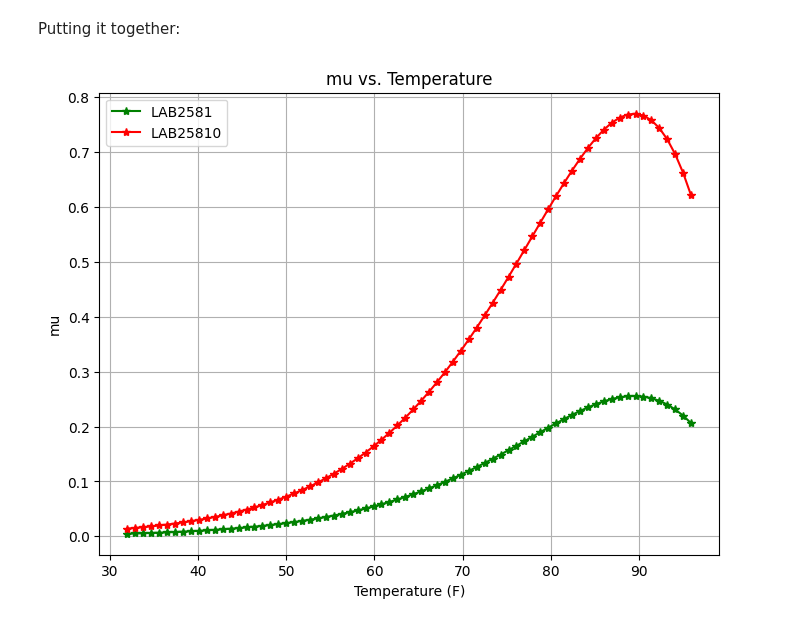
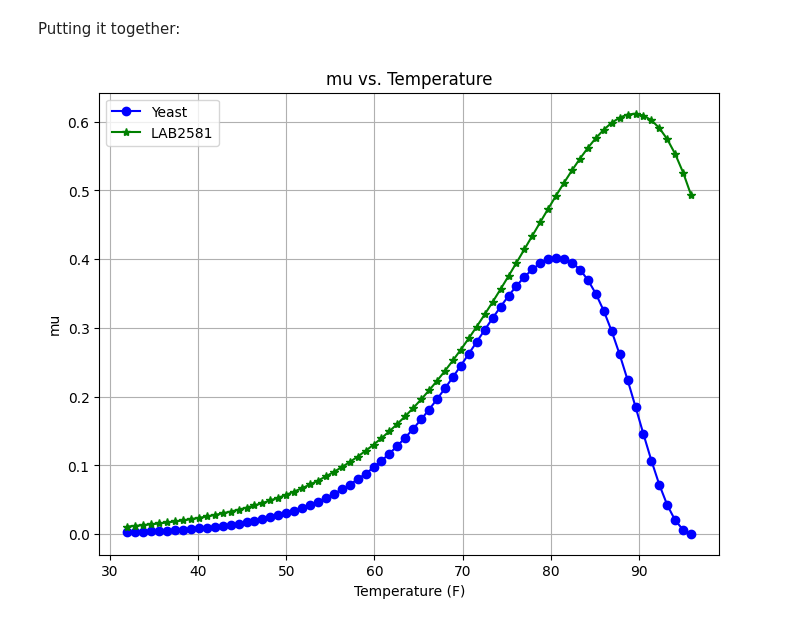
Before and after one commit to geoc1234/sourdough, a Jupyter notebook: notebooks/Factors.ipynb, the cells around one changed output. Cells and saved outputs as stored; diff of their text form; code cells hidden in the pictures.

```diff
--- a/notebooks/Factors.ipynb
+++ b/notebooks/Factors.ipynb
@@ -100,12 +99,12 @@ def gamma_I_model3(I, params):
 def gamma_I_model4(I, params):
     factor, Imax, a = params
     out_of_bounds_mask = (I > Imax)
-    y = factor *(1 - I/Imax)**a
+    y = factor *(1 - (I/Imax)**a)
     y[out_of_bounds_mask] = 0.0
     return y
 
-LAB2581_I = [0.51, 1.8, 0.67]
-yeast_I = [0.95, 3.2, 1.5]
+LAB2581_I = [1.0, 1.8, 0.67]
+yeast_I = [1.0, 3.2, 1.5]
 
 NaCl = np.arange(0.0, 0.08, 0.005)
 Ionic = NaCl * 32.5 + 0.3
@@ -147,33 +146,59 @@ plt.show()
 # %% [markdown]
 Putting it together:
 # %%
-def gamma_y_composite(T,pH,I,params):
+def gamma_y_composite(T,pH,I,E,params):
   pT = params[0]
   pP = params[1]
   pI = params[2]
+  pE = params[3]
   yT = mu(T,pT)
   yP = gamma_pH(pH,pP)
   yI = gamma_I_model4(I,pI)
-  return yT*yP*yI
+  yE = gamma_I_model4(E,pE)
+  return yT*yP*yI*yE
 
-params_y = [yeast, yeast_pH, yeast_I]
-params_l = [LAB2581, LAB2581_pH, LAB2581_I]
+def gamma_l2_composite(T,pH,I,E, params):
+  pT = params[0]
+  pP = params[1]
+  pI = params[2]
+  pE = params[3]
+  yT = mu(T,pT)
+  yP = gamma_pH(pH,pP)
+  yI = gamma_I_model3(I,pI)
+  yE = gamma_I_model4(E,pE)
+  return yT*yP*yI*yE
+
+# Update the parameters to incorporate the tweaks to the values needed for the
+# multi-factor case
+yeast_T = [0.029, 3.0, 0.34, 35.9, 0.52]
+LAB2581_T = [0.097, 2.0, 0.22, 41.0, 0.66]
+yeast_pH = [1.0, 0.0, 0.0, 0.0]
+LAB2581_pH = [1.0, 3.94, 6.6, 5.43]
+LAB2581_I = [1.0, 1.97, 0.45]
+yeast_I = [1.0, 3.2, 1.4]
+LAB2581_E = [1.0, 8.12, 9.5]
+yeast_E = [1.0, 8.2, 1.0]
+
+params_y = [yeast_T, yeast_pH, yeast_I, yeast_E]
+params_l = [LAB2581_T, LAB2581_pH, LAB2581_I, LAB2581_E]
+
 I = 0.67*np.ones_like(temperature_celsius)
 pH = 5.0*np.ones_like(temperature_celsius)
-mu_y_c = gamma_y_composite(temperature_celsius, pH, I, params_y)
-mu_l2_c = gamma_y_composite(temperature_celsius, pH, I, params_l)
+E = 1.0*np.ones_like(temperature_celsius)
+mu_y_c = gamma_y_composite(temperature_celsius, pH, I, E, params_y)
+mu_l2_c = gamma_l2_composite(temperature_celsius, pH, I, E, params_l)
 
 # Plotting the data
 plt.figure(figsize=(8, 6))
-#plt.plot(temperature_fahrenheit, mu_y_c, marker='o', linestyle='-', color='b', label='Yeast')
+plt.plot(temperature_fahrenheit, mu_y_c, marker='o', linestyle='-', color='b', label='Yeast')
 #plt.plot(temperature_fahrenheit, mu_y, marker='o', linestyle='-', color='r', label='Yeast0')
 plt.plot(temperature_fahrenheit, mu_l2_c, marker='*', linestyle='-', color='g', label='LAB2581')
-plt.plot(temperature_fahrenheit, mu_l2, marker='*', linestyle='-', color='r', label='LAB25810')
+#plt.plot(temperature_fahrenheit, mu_l2, marker='*', linestyle='-', color='r', label='LAB25810')
 plt.title('mu vs. Temperature')
 plt.xlabel('Temperature (F)')
 plt.ylabel('mu')
 plt.grid(True)
 plt.legend()
 plt.show()
 # %% [output]
-[figure, old version]
+[figure, new version]
```
Also changed, not shown: parts of 6 cells of this notebook.
